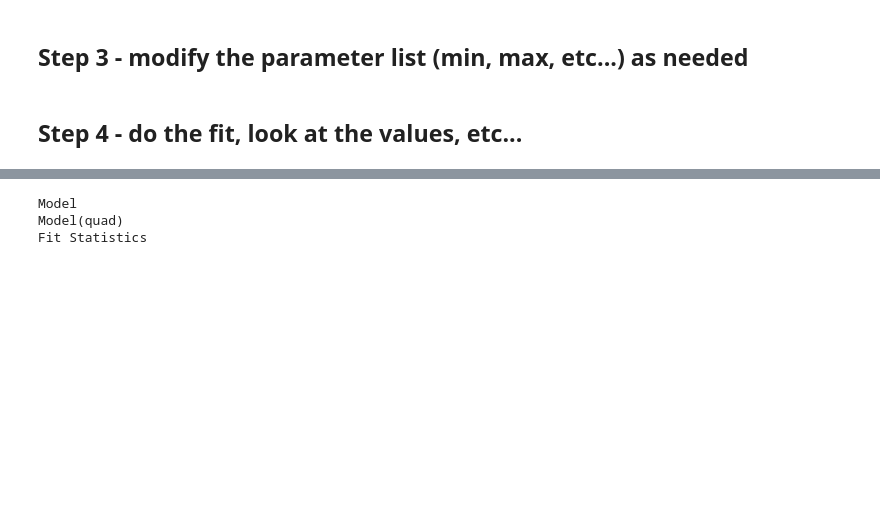
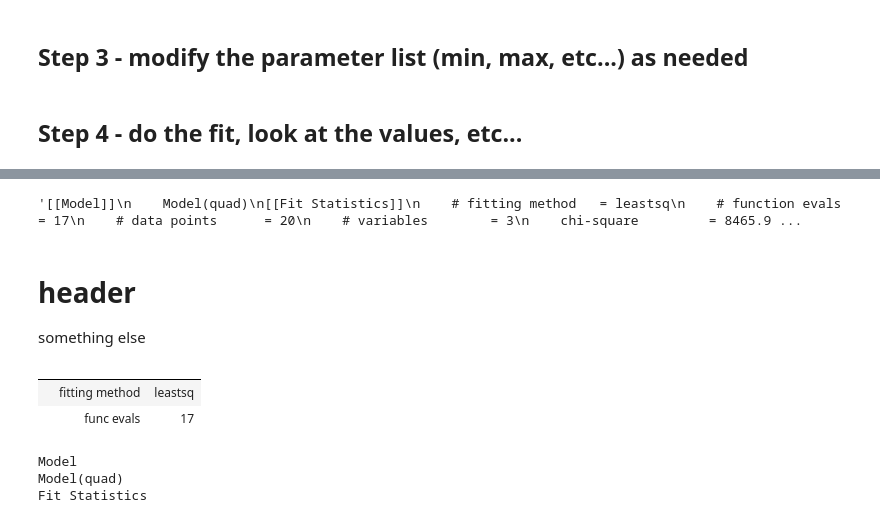
Before and after one commit to bblais/Computer-Programming-for-the-Sciences-Spring-2021, a Jupyter notebook: 2021-03-18 - Fitting custom functions.ipynb, the cells around one changed output, grey strips where cells are left out. Saved outputs shown, nothing was run; the diff lists cells and outputs as text; code cells hidden in the pictures; blank space fills up the shorter version.

```diff
--- a/2021-03-18 - Fitting custom functions.ipynb
+++ b/2021-03-18 - Fitting custom functions.ipynb
@@ -53,0 +100,4 @@ result = qmodel.fit(y_data, params, x=x_data)
+# %%
+result.fit_report()
+# %% [output]
+'[[Model]]\n    Model(quad)\n[[Fit Statistics]]\n    # fitting method   = leastsq\n    # function evals   = 17\n    # data points      = 20\n    # variables        = 3\n    chi-square         = 8465.9 ...
@@ -53,0 +106,5 @@ result = qmodel.fit(y_data, params, x=x_data)
+# %%
+display(HTML(markdown("# header\nsomething else")))
+# %% [output]
+header
+something else
@@ -54,3 +113,9 @@ result = qmodel.fit(y_data, params, x=x_data)
+# %%
+pd.DataFrame( ( ('fitting method','leastsq'), ('func evals',17) ) ,columns=[' ','  '],index=[' ','  '])
+# %% [output]
+|  |  |  |
+|  | fitting method | leastsq |
+|  | func evals | 17 |
 # %%
 result
 # %% [output]
```
Also changed, not shown: parts of 6 cells of this notebook, 5 other files.
